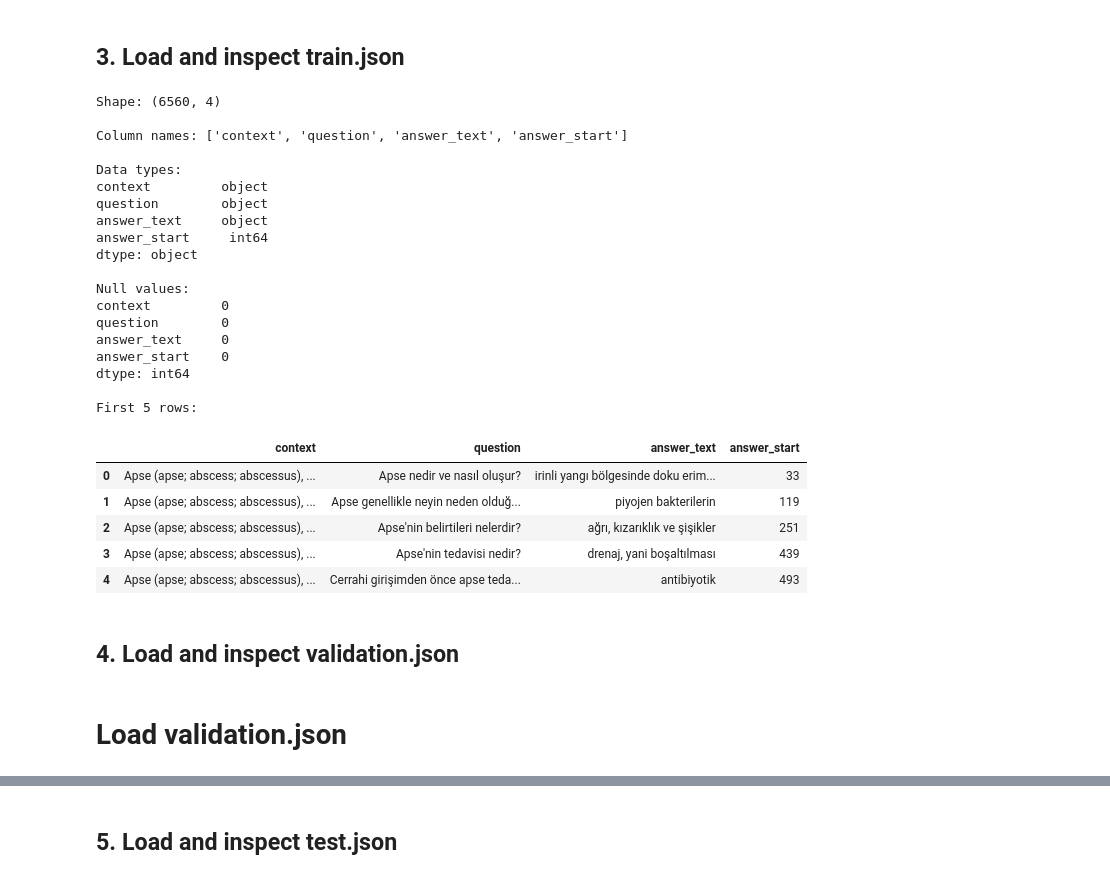
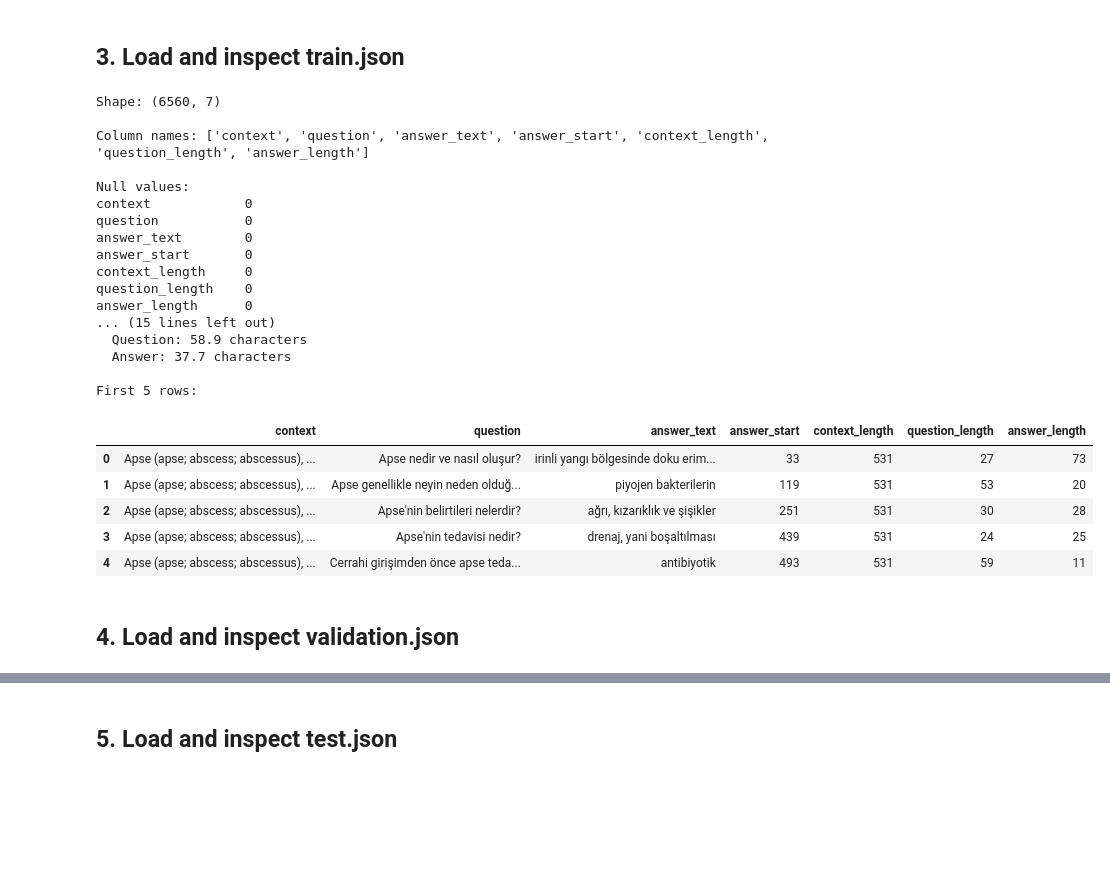
Before and after one commit to Ahmetemintek/gemma-finetuning, a Jupyter notebook: notebooks/eda.ipynb, the cells around one changed output, grey strips where cells are left out. Saved outputs shown, nothing was run; the diff lists cells and outputs as text; code cells hidden in the pictures; blank space fills up the shorter version.

```diff
--- a/notebooks/eda.ipynb
+++ b/notebooks/eda.ipynb
@@ -79,56 +84,44 @@ JSON files found (4 total):
 # %%
-# Load train.json
-train_file = [f for f in json_files if 'train.json' in f][0]
-with open(train_file, 'r', encoding='utf-8') as f:
-    train_data = json.load(f)
-
-# Convert to DataFrame
-train_records = []
-for item in train_data:
-    train_records.append({
-        'context': item['context'],
-        'question': item['question'],
-        'answer_text': item['answers']['text'][0],
-        'answer_start': item['answers']['answer_start'][0]
-    })
-
-df_train = pd.DataFrame(train_records)
+# Compute text lengths
+df_train['context_length'] = df_train['context'].str.len()
+df_train['question_length'] = df_train['question'].str.len()
+df_train['answer_length'] = df_train['answer_text'].str.len()
 
 print("Shape:", df_train.shape)
 print("\nColumn names:", df_train.columns.tolist())
-print("\nData types:")
-print(df_train.dtypes)
 print("\nNull values:")
 print(df_train.isnull().sum())
+print("\nText length statistics:")
+print(df_train[['context_length', 'question_length', 'answer_length']].describe())
+print("\nMean lengths:")
+print(f"  Context: {df_train['context_length'].mean():.1f} characters")
+print(f"  Question: {df_train['question_length'].mean():.1f} characters")
+print(f"  Answer: {df_train['answer_length'].mean():.1f} characters")
 print("\nFirst 5 rows:")
 df_train.head()
 # %% [output]
-Shape: (6560, 4)
+Shape: (6560, 7)
 
-Column names: ['context', 'question', 'answer_text', 'answer_start']
-
-Data types:
-context         object
-question        object
-answer_text     object
-answer_start     int64
-dtype: object
+Column names: ['context', 'question', 'answer_text', 'answer_start', 'context_length', 'question_length', 'answer_length']
 
 Null values:
-context         0
-question        0
-answer_text     0
-answer_start    0
-dtype: int64
+context            0
+question           0
+answer_text        0
+answer_start       0
+context_length     0
+question_length    0
+answer_length      0
+... (15 lines left out)
+  Question: 58.9 characters
+  Answer: 37.7 characters
 
 First 5 rows:
-|  | context | question | answer_text | answer_start |
-| 0 | Apse (apse; abscess; abscessus), ... | Apse nedir ve nasıl oluşur? | irinli yangı bölgesinde doku erim... | 33 |
-| 1 | Apse (apse; abscess; abscessus), ... | Apse genellikle neyin neden olduğ... | piyojen bakterilerin | 119 |
-| 2 | Apse (apse; abscess; abscessus), ... | Apse'nin belirtileri nelerdir? | ağrı, kızarıklık ve şişikler | 251 |
-| 3 | Apse (apse; abscess; abscessus), ... | Apse'nin tedavisi nedir? | drenaj, yani boşaltılması | 439 |
-| 4 | Apse (apse; abscess; abscessus), ... | Cerrahi girişimden önce apse teda... | antibiyotik | 493 |
+|  | context | question | answer_text | answer_start | context_length | question_length | answer_length |
+| 0 | Apse (apse; abscess; abscessus), ... | Apse nedir ve nasıl oluşur? | irinli yangı bölgesinde doku erim... | 33 | 531 | 27 | 73 |
+| 1 | Apse (apse; abscess; abscessus), ... | Apse genellikle neyin neden olduğ... | piyojen bakterilerin | 119 | 531 | 53 | 20 |
+| 2 | Apse (apse; abscess; abscessus), ... | Apse'nin belirtileri nelerdir? | ağrı, kızarıklık ve şişikler | 251 | 531 | 30 | 28 |
+| 3 | Apse (apse; abscess; abscessus), ... | Apse'nin tedavisi nedir? | drenaj, yani boşaltılması | 439 | 531 | 24 | 25 |
+| 4 | Apse (apse; abscess; abscessus), ... | Cerrahi girişimden önce apse teda... | antibiyotik | 493 | 531 | 59 | 11 |
 # %% [markdown]
 ## 4. Load and inspect validation.json
-# %% [markdown]
-# Load validation.json
```
Also changed, not shown: parts of 7 cells of this notebook.
